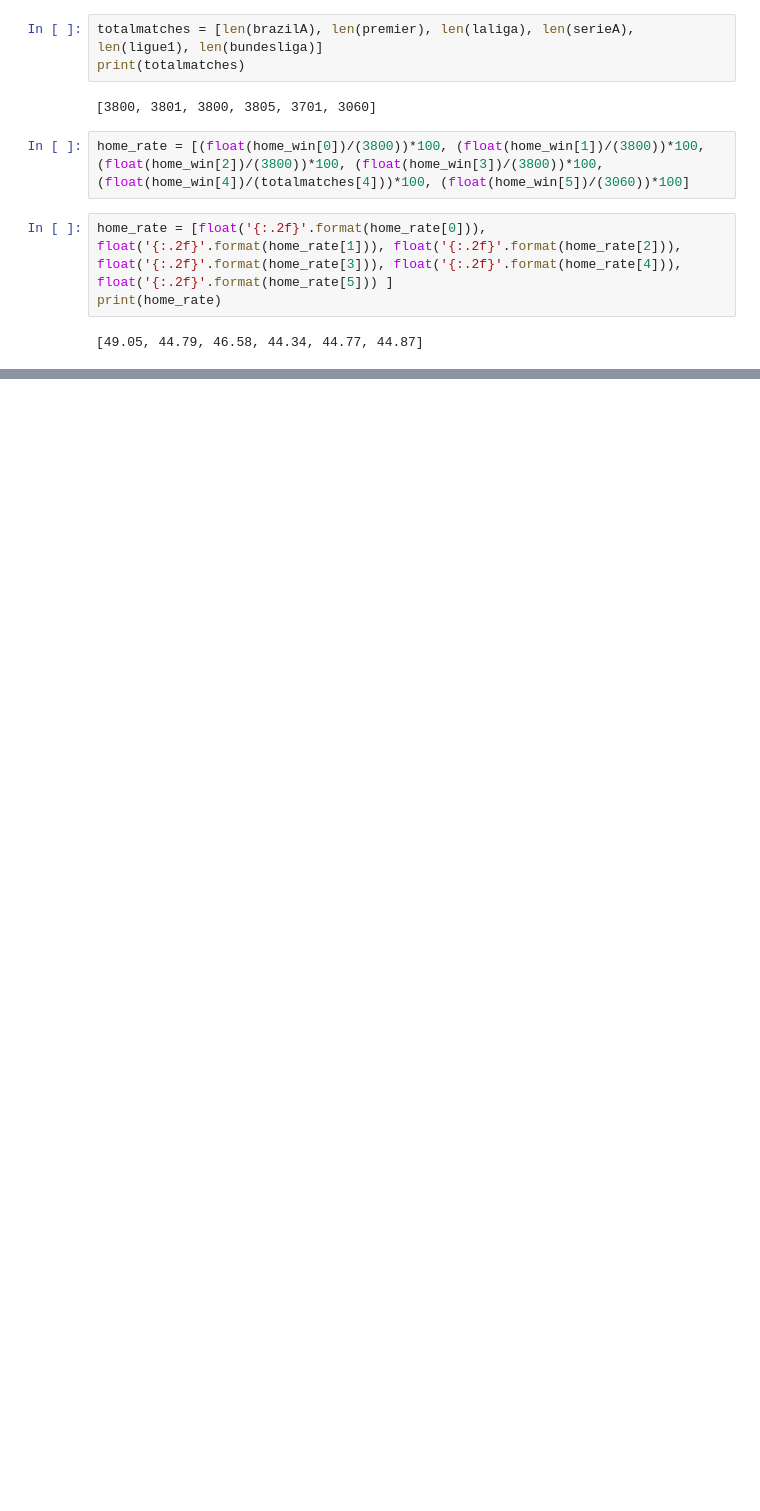
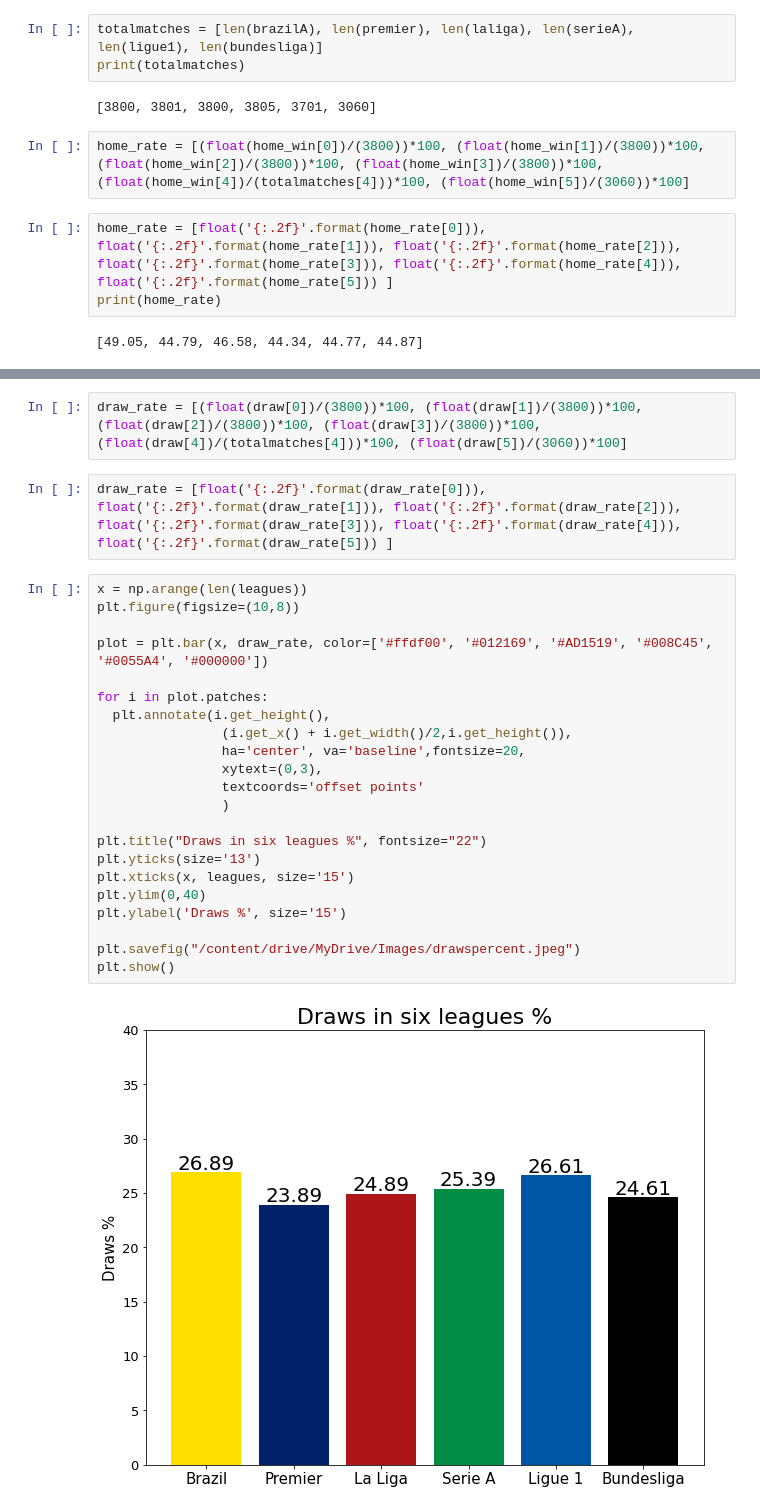
Before and after one commit to cientistadados93/SoccerStudies, a Jupyter notebook: SoccerStudyOne.ipynb, the cells around one changed output, grey strips where cells are left out. Saved outputs shown, nothing was run; the diff lists cells and outputs as text; blank space fills up the shorter version.

```diff
--- a/SoccerStudyOne.ipynb
+++ b/SoccerStudyOne.ipynb
@@ -76,0 +101,28 @@ plt.show()
+# %%
+draw_rate = [(float(draw[0])/(3800))*100, (float(draw[1])/(3800))*100, (float(draw[2])/(3800))*100, (float(draw[3])/(3800))*100, (float(draw[4])/(totalmatches[4]))*100, (float(draw[5])/(3060))*100]
+# %%
+draw_rate = [float('{:.2f}'.format(draw_rate[0])), float('{:.2f}'.format(draw_rate[1])), float('{:.2f}'.format(draw_rate[2])), float('{:.2f}'.format(draw_rate[3])), float('{:.2f}'.format(draw_rate[4])), float('{:.2f}'.format(draw_rate[5])) ]
+# %%
+x = np.arange(len(leagues))
+plt.figure(figsize=(10,8))
+
+plot = plt.bar(x, draw_rate, color=['#ffdf00', '#012169', '#AD1519', '#008C45', '#0055A4', '#000000'])
+
+for i in plot.patches:
+  plt.annotate(i.get_height(),
+                (i.get_x() + i.get_width()/2,i.get_height()),
+                ha='center', va='baseline',fontsize=20,
+                xytext=(0,3),
+                textcoords='offset points'
+                )
+
+plt.title("Draws in six leagues %", fontsize="22")
+plt.yticks(size='13')
+plt.xticks(x, leagues, size='15')
+plt.ylim(0,40)
+plt.ylabel('Draws %', size='15')
+
+plt.savefig("/content/drive/MyDrive/Images/drawspercent.jpeg")
+plt.show()
+# %% [output]
+[figure, added]
```
Also changed, not shown: parts of 7 cells of this notebook.
